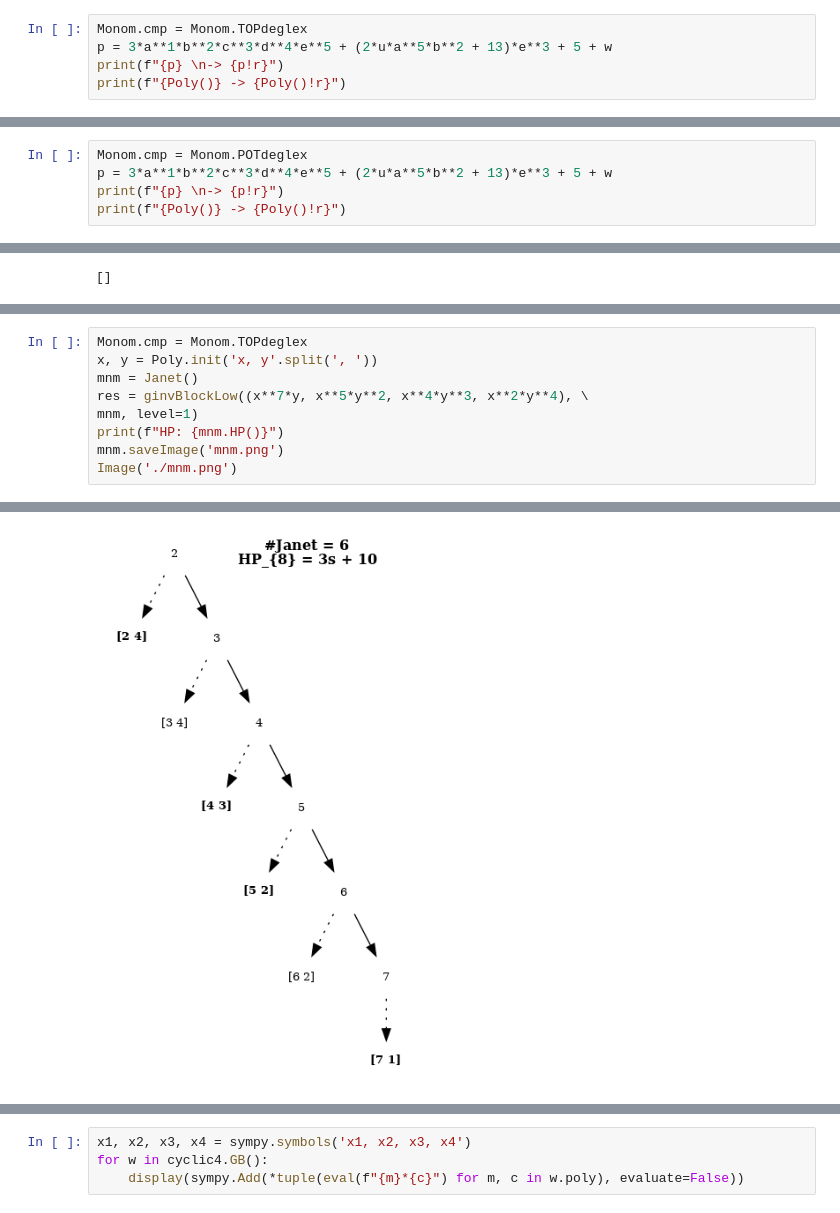
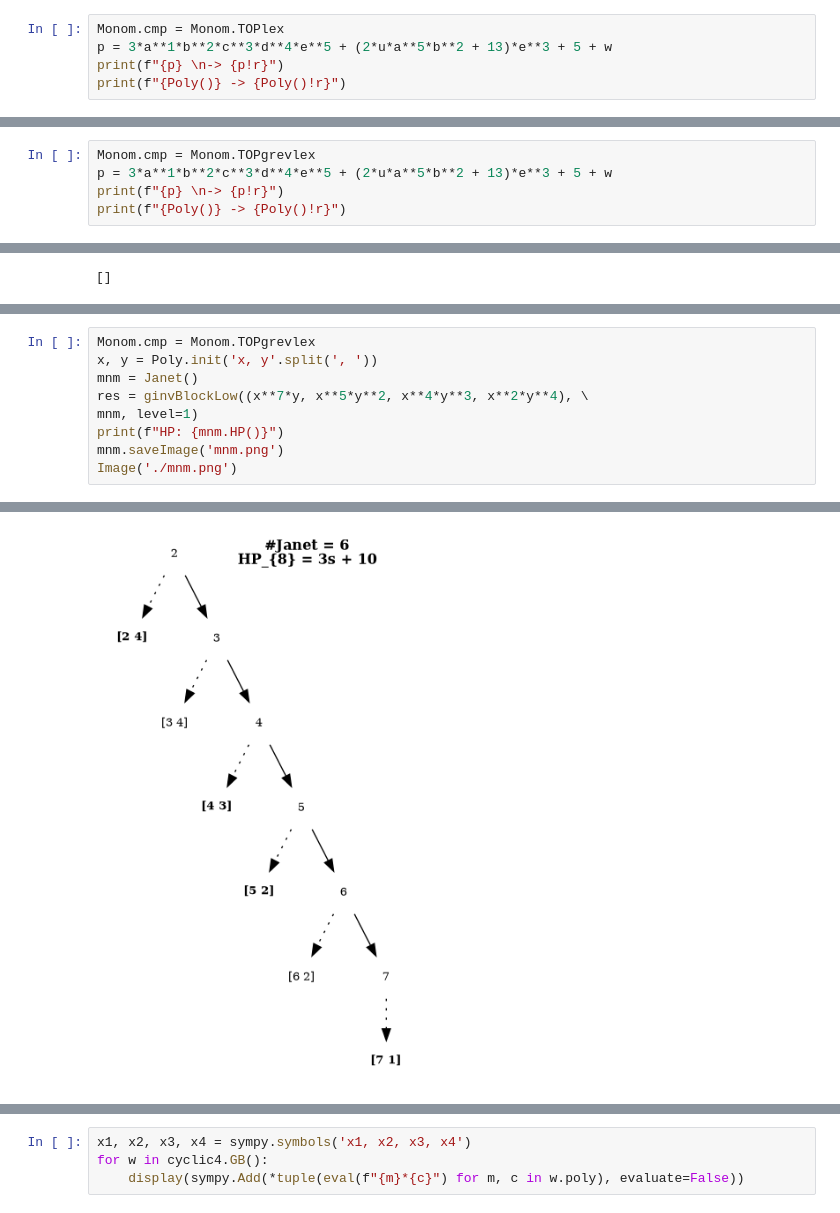
Before and after one commit to blinkovua/GInv, a Jupyter notebook: pyginv/poly.ipynb, the cells around one changed output, grey strips where cells are left out. Drawn from its saved outputs; the diff is of its cells as text.

```diff
--- a/pyginv/poly.ipynb
+++ b/pyginv/poly.ipynb
@@ -56,7 +56,7 @@ u*a**5*b**2*e**3*2 + a*b**2*c**3*d**4*e**5*3 + e**3*13 + w + 5
 -> [[[0;5 2 0 0 3], 2], [[1 2 3 4 5], 3], [[0 0 0 0 3], 13], [[2;0 0 0 0 0], 1], [[0 0 0 0 0], 5]]
 0 -> []
 # %%
-Monom.cmp = Monom.TOPdeglex
+Monom.cmp = Monom.TOPlex
 p = 3*a**1*b**2*c**3*d**4*e**5 + (2*u*a**5*b**2 + 13)*e**3 + 5 + w
 print(f"{p} \n-> {p!r}")
 print(f"{Poly()} -> {Poly()!r}")
@@ -66,6 +66,6 @@ a*b**2*c**3*d**4*e**5*3 + u*a**5*b**2*e**3*2 + e**3*13 + w + 5
 0 -> []
 # %%
-Monom.cmp = Monom.POTdeglex
+Monom.cmp = Monom.TOPgrevlex
 p = 3*a**1*b**2*c**3*d**4*e**5 + (2*u*a**5*b**2 + 13)*e**3 + 5 + w
 print(f"{p} \n-> {p!r}")
 print(f"{Poly()} -> {Poly()!r}")
@@ -163,5 +163,5 @@ b**4*4 + a*b*c**2 + e*tau + beta
 # %%
-Monom.cmp = Monom.TOPdeglex
+Monom.cmp = Monom.TOPgrevlex
 x, y = Poly.init('x, y'.split(', '))
 mnm = Janet()
 res = ginvBlockLow((x**7*y, x**5*y**2, x**4*y**3, x**2*y**4), \
@@ -187,3 +187,3 @@ prolong 0, Q 0
 HP: 3s + 10
-[figure, old version]
+[figure, new version]
 # %%
```
Also changed, not shown: parts of 55 cells of this notebook, 18 other files.
